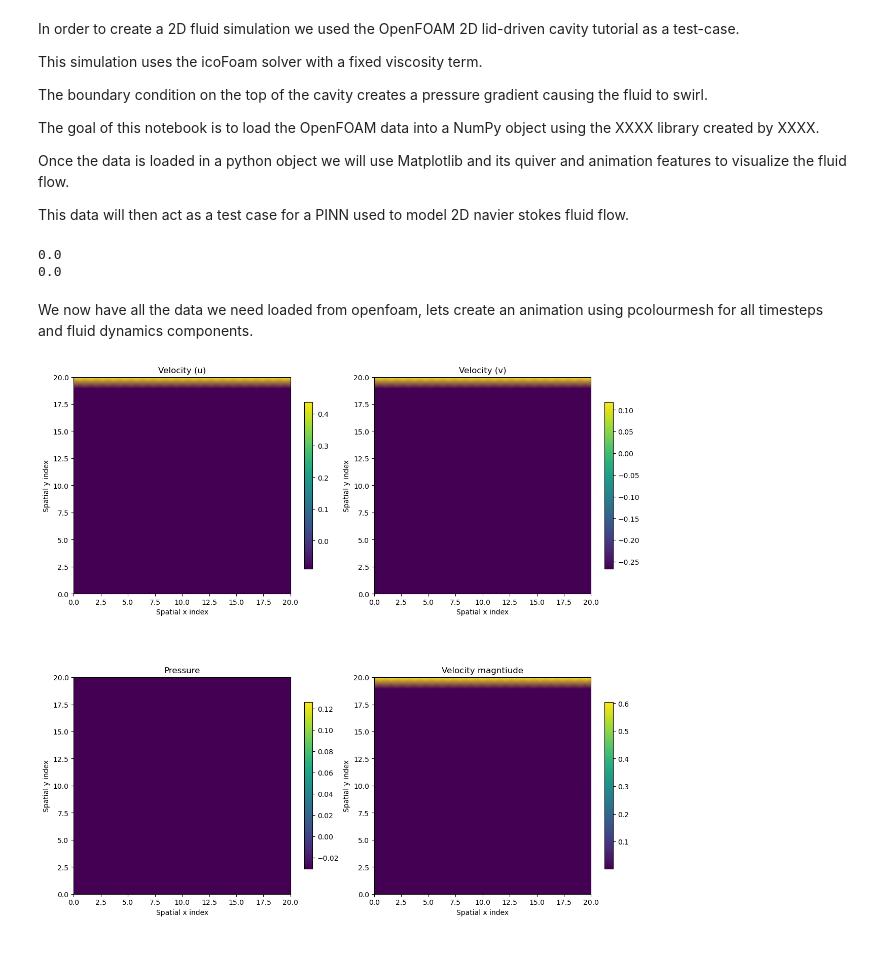
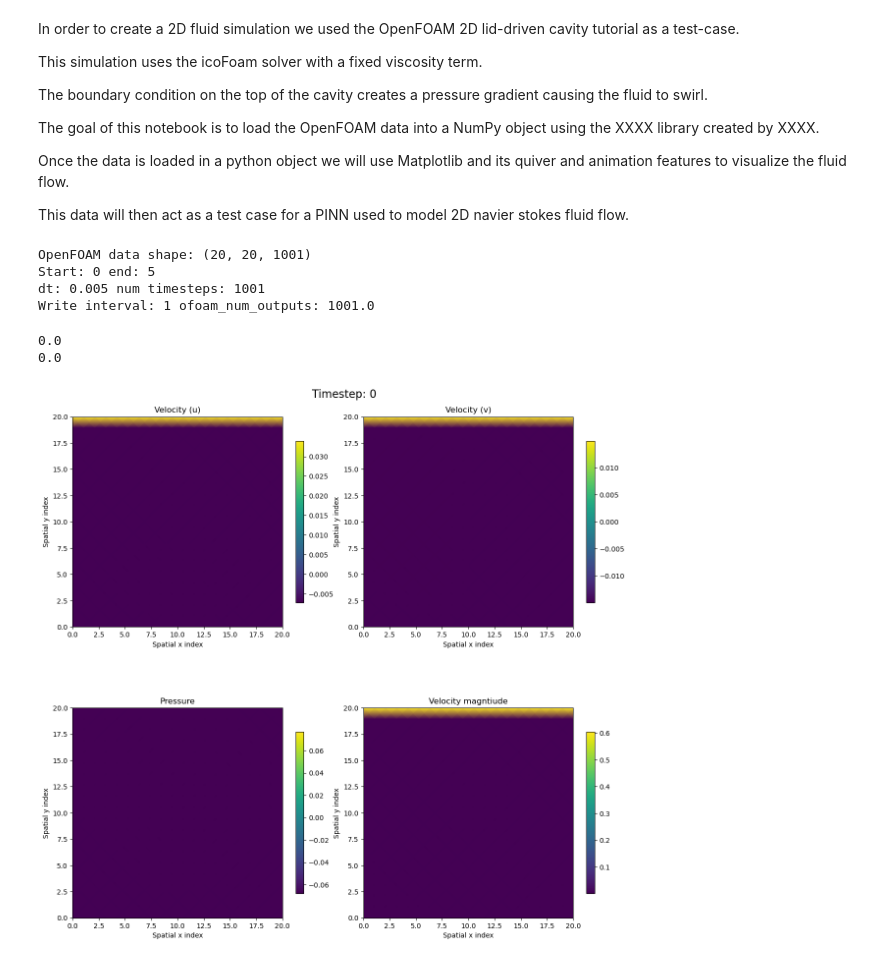
Before and after one commit to harrymchugh/pinns, a Jupyter notebook: src/2d-ns/2d-ns-simulation-openfoam.ipynb, the cells around one changed output. Cells and saved outputs as stored; diff of their text form; code cells hidden in the pictures.

Commit message:
Tidy up reading of openfoam data and producing GIF to make resolution of simulation more flexible and begin work on PINN for 2D-NS

```diff
--- a/src/2d-ns/2d-ns-simulation-openfoam.ipynb
+++ b/src/2d-ns/2d-ns-simulation-openfoam.ipynb
@@ -23,16 +24,22 @@ import matplotlib.animation as animation
 start_time = 0
 end_time = 5
 dt = 0.005
-write_interval = 20
-output_inc = dt * write_interval
-num_outputs = ( end_time / output_inc ) + 1
+ofoam_write_interval = 1
+ofoam_output_inc = dt * ofoam_write_interval
+ofoam_num_outputs = ( end_time / ofoam_output_inc ) + 1
 
 openfoam_case_path = "/Users/harry/openfoam/cavity-re100/"
 
 numx = 20
 numy = 20
-numt = len(np.arange(start_time,end_time + output_inc,output_inc))
+numt = len(np.arange(start_time,end_time + ofoam_output_inc,ofoam_output_inc))
 shape = (numx,numy,numt)
+print(f"OpenFOAM data shape: {shape}")
+
+print(f"Start: {start_time} end: {end_time}")
+print(f"dt: {dt} num timesteps: {numt}")
+print(f"Write interval: {ofoam_write_interval} ofoam_num_outputs: {ofoam_num_outputs}")
+#print(f"Animation interval: {} animation images: {}")
 
 X, Y = np.meshgrid(np.linspace(0,numx,numy),np.linspace(0,numx,numy))
 
@@ -41,14 +48,17 @@ v_full = np.empty(shape)
 w_full = np.empty(shape)
 p_full = np.empty(shape)
 
+openfoam_outputs = os.listdir(openfoam_case_path)
+openfoam_outputs.remove("constant")
+openfoam_outputs.remove("system")
+openfoam_outputs.remove("0_orig")
+openfoam_outputs.sort()
+openfoam_outputs = openfoam_outputs[::ofoam_write_interval]
+
 idx = 0
-for time in np.arange(start_time,end_time + output_inc,output_inc):
-    openfoam_timestep = openfoam_case_path + f"{time:.1f}"
-
-    if time.is_integer():
-        openfoam_timestep = openfoam_case_path + str(int(time))
-
-    if time == 0:
+for time in openfoam_outputs:
+    openfoam_timestep = openfoam_case_path + time
+    if time == "0":
         u_full[:-1,:,idx] = 0
         u_full[-1,:,idx] = 1
 
@@ -64,5 +74,10 @@ for time in np.arange(start_time,end_time + output_inc,output_inc):
         p_full[:,:,idx] = ofpp.parse_internal_field(f"{openfoam_timestep}/p").reshape((numx,numy))
 
     idx += 1
+# %% [output]
+OpenFOAM data shape: (20, 20, 1001)
+Start: 0 end: 5
+dt: 0.005 num timesteps: 1001
+Write interval: 1 ofoam_num_outputs: 1001.0
 # %%
 #Spot check that u_full and p_full matches manual read
@@ -74,11 +89,12 @@ print(np.sum(p_full[:,:,7] - p_0p7)) #differences should be 0 if identical
 # %% [output]
 0.0
 0.0
-# %% [markdown]
-We now have all the data we need loaded from openfoam, lets create an animation using pcolourmesh for all timesteps and fluid dynamics components.
+# %%
+#Animation output control
+animation_num_outputs = 10
+animation_write_interval = math.floor(ofoam_num_outputs / animation_num_outputs)
 # %%
 #Takes about 1.5 minutes to compute
-
 fig, ax = plt.subplots(2,2, figsize=(12, 12))
 fig.tight_layout()
 fig.colorbar(ax[0][0].pcolormesh(X, Y, u_full[:,:,int(1)], shading='gouraud'), shrink=0.6, orientation='vertical')
@@ -87,42 +103,42 @@ fig.colorbar(ax[1][0].pcolormesh(X, Y, p_full[:,:,int(1)], shading='gouraud'), s
 fig.colorbar(ax[1][1].pcolormesh(X, Y, np.sqrt(u_full[:,:,-1]**2 + v_full[:,:,-1]**2), shading='gouraud'), shrink=0.6, orientation='vertical')
 
 u_mag_full = np.sqrt(u_full.astype(np.double)**2 + v_full.astype(np.double)**2).astype(float)
 
 def animate_subplot(i):
-    fig.suptitle(f"Timestep: {i*write_interval}", fontsize=16)
-    ax[0][0].pcolormesh(X, Y, u_full[:,:,int(i)], shading='gouraud')
+    fig.suptitle(f"Timestep: {i*animation_write_interval*ofoam_write_interval}", fontsize=16)
+    ax[0][0].pcolormesh(X, Y, u_full[:,:,int(i*animation_write_interval)], shading='gouraud')
     if i != 0:
-        ax[0][0].quiver(X,Y,u_full[:,:,int(i)],v_full[:,:,int(i)])
+        ax[0][0].quiver(X,Y,u_full[:,:,int(i*animation_write_interval)],v_full[:,:,int(i*animation_write_interval)])
     ax[0][0].set_title("Velocity (u)")
     ax[0][0].set_ylabel("Spatial y index")
     ax[0][0].set_xlabel("Spatial x index")
     ax[0][0].set_box_aspect(1)
 
-    ax[0][1].pcolormesh(X, Y, v_full[:,:,int(i)], shading='gouraud')
+    ax[0][1].pcolormesh(X, Y, v_full[:,:,int(i*animation_write_interval)], shading='gouraud')
     if i != 0:
-        ax[0][1].quiver(X,Y,u_full[:,:,int(i)],v_full[:,:,int(i)])
+        ax[0][1].quiver(X,Y,u_full[:,:,int(i*animation_write_interval)],v_full[:,:,int(i*animation_write_interval)])
     ax[0][1].set_title("Velocity (v)")
     ax[0][1].set_ylabel("Spatial y index")
     ax[0][1].set_xlabel("Spatial x index")
     ax[0][1].set_box_aspect(1)
 
-    ax[1][0].pcolormesh(X, Y, p_full[:,:,int(i)], shading='gouraud')
+    ax[1][0].pcolormesh(X, Y, p_full[:,:,int(i*animation_write_interval)], shading='gouraud')
     if i != 0:
-        ax[1][0].quiver(X,Y,u_full[:,:,int(i)],v_full[:,:,int(i)])
+        ax[1][0].quiver(X,Y,u_full[:,:,int(i*animation_write_interval)],v_full[:,:,int(i*animation_write_interval)])
     ax[1][0].set_title("Pressure")
     ax[1][0].set_ylabel("Spatial y index")
     ax[1][0].set_xlabel("Spatial x index")
     ax[1][0].set_box_aspect(1)
 
-    ax[1][1].pcolormesh(X, Y, u_mag_full[:,:,int(i)], shading='gouraud')
+    ax[1][1].pcolormesh(X, Y, u_mag_full[:,:,int(i*animation_write_interval)], shading='gouraud')
     if i != 0:
-        ax[1][1].quiver(X,Y,u_full[:,:,int(i)],v_full[:,:,int(i)])
+        ax[1][1].quiver(X,Y,u_full[:,:,int(i*animation_write_interval)],v_full[:,:,int(i*animation_write_interval)])
     ax[1][1].set_title("Velocity magntiude")
     ax[1][1].set_ylabel("Spatial y index")
     ax[1][1].set_xlabel("Spatial x index")
     ax[1][1].set_box_aspect(1)
 
-ani = animation.FuncAnimation(fig, animate_subplot, int(num_outputs), interval=1)
-ani.save('full_openfoam.gif')
+ani = animation.FuncAnimation(fig, animate_subplot, int(animation_num_outputs), interval=1)
+ani.save(f'full_openfoam_wi{animation_write_interval}.gif')
 # %% [output]
-[figure, old version]
+[figure, new version]
```
Also changed, not shown: parts of 2 cells of this notebook, 3 other files.
